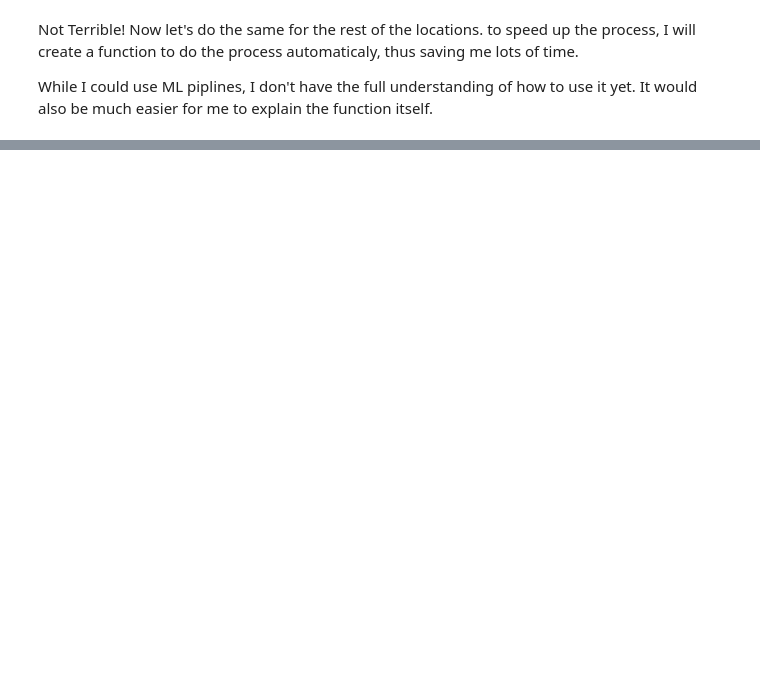
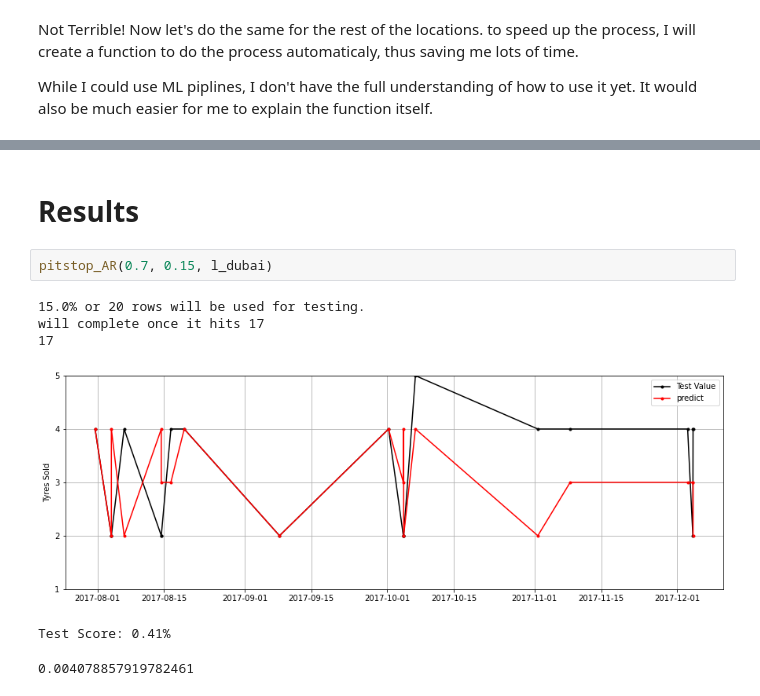
Before and after one commit to musarasheed/pitstop, a Jupyter notebook: Pitstop Arabia.ipynb, the cells around one changed output, grey strips where cells are left out. Drawn from its saved outputs; the diff is of its cells as text; blank space fills up the shorter version.

```diff
--- a/Pitstop Arabia.ipynb
+++ b/Pitstop Arabia.ipynb
@@ -504,0 +572,11 @@ def pitstop_AR(train_pctg, c_val_pctg, df):
+# %% [markdown]
+# Results
+# %%
+pitstop_AR(0.7, 0.15, l_dubai)
+# %% [output]
+15.0% or 20 rows will be used for testing.
+will complete once it hits 17
+17
+[figure, added]
+Test Score: 0.41%
+0.004078857919782461
```
Also changed, not shown: parts of 19 cells of this notebook.
